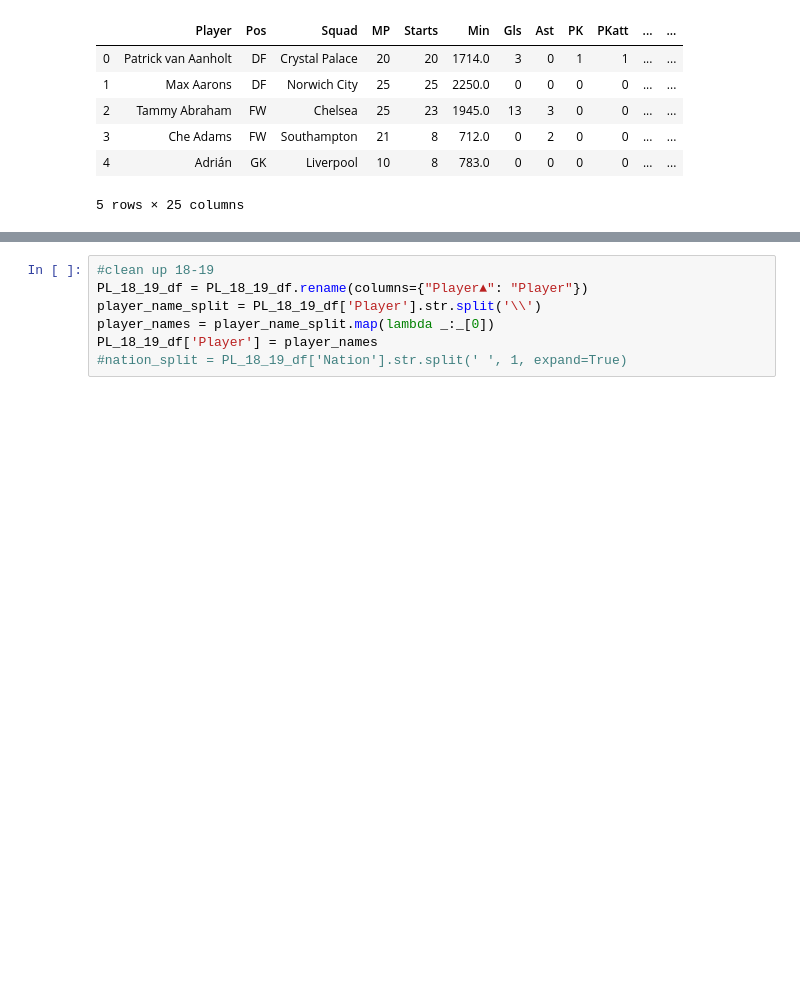
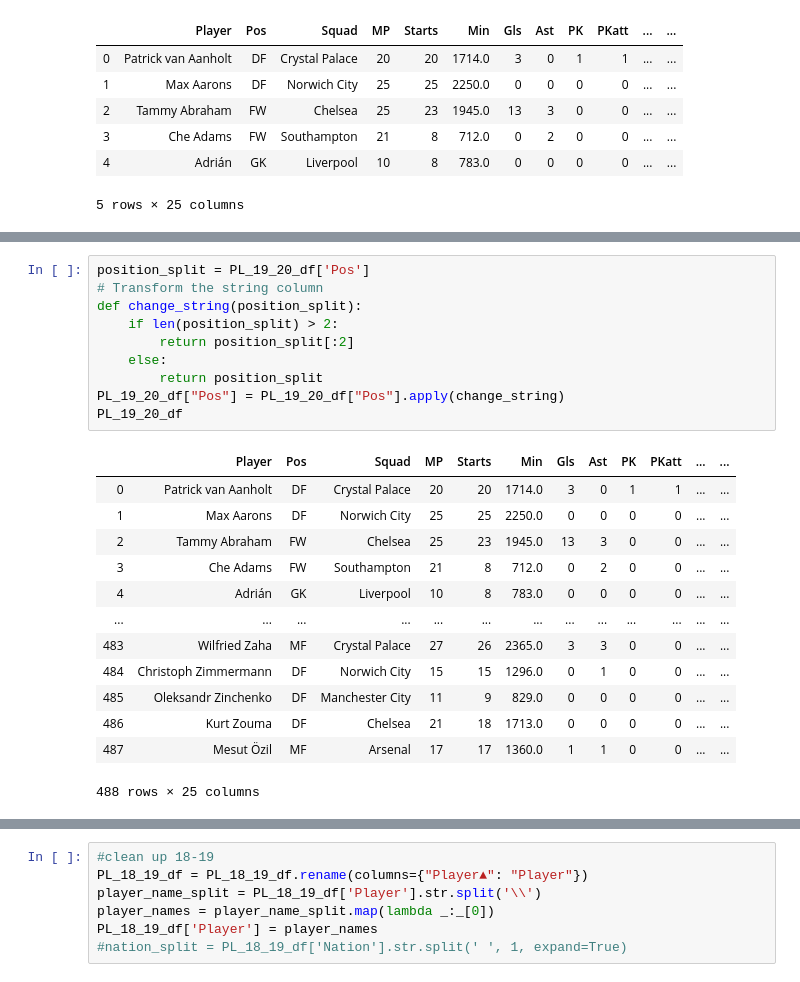
Before and after one commit to jbtrahin/soccer_masters, a Jupyter notebook: PL_data_sets.ipynb, the cells around one changed output, grey strips where cells are left out. Saved outputs shown, nothing was run; the diff lists cells and outputs as text; blank space fills up the shorter version.

```diff
--- a/PL_data_sets.ipynb
+++ b/PL_data_sets.ipynb
@@ -97,0 +107,24 @@ PL_19_20_df.head()
+# %%
+position_split = PL_19_20_df['Pos']
+# Transform the string column
+def change_string(position_split):
+    if len(position_split) > 2:
+        return position_split[:2]
+    else:
+        return position_split
+PL_19_20_df["Pos"] = PL_19_20_df["Pos"].apply(change_string)
+PL_19_20_df
+# %% [output]
+|  | Player | Pos | Squad | MP | Starts | Min | Gls | Ast | PK | PKatt | ... | ... |
+| 0 | Patrick van Aanholt | DF | Crystal Palace | 20 | 20 | 1714.0 | 3 | 0 | 1 | 1 | ... | ... |
+| 1 | Max Aarons | DF | Norwich City | 25 | 25 | 2250.0 | 0 | 0 | 0 | 0 | ... | ... |
+| 2 | Tammy Abraham | FW | Chelsea | 25 | 23 | 1945.0 | 13 | 3 | 0 | 0 | ... | ... |
+| 3 | Che Adams | FW | Southampton | 21 | 8 | 712.0 | 0 | 2 | 0 | 0 | ... | ... |
+| 4 | Adrián | GK | Liverpool | 10 | 8 | 783.0 | 0 | 0 | 0 | 0 | ... | ... |
+| ... | ... | ... | ... | ... | ... | ... | ... | ... | ... | ... | ... | ... |
+| 483 | Wilfried Zaha | MF | Crystal Palace | 27 | 26 | 2365.0 | 3 | 3 | 0 | 0 | ... | ... |
+| 484 | Christoph Zimmermann | DF | Norwich City | 15 | 15 | 1296.0 | 0 | 1 | 0 | 0 | ... | ... |
+| 485 | Oleksandr Zinchenko | DF | Manchester City | 11 | 9 | 829.0 | 0 | 0 | 0 | 0 | ... | ... |
+| 486 | Kurt Zouma | DF | Chelsea | 21 | 18 | 1713.0 | 0 | 0 | 0 | 0 | ... | ... |
+| 487 | Mesut Özil | MF | Arsenal | 17 | 17 | 1360.0 | 1 | 1 | 0 | 0 | ... | ... |
+488 rows × 25 columns
```
Also changed, not shown: parts of 5 cells of this notebook.
